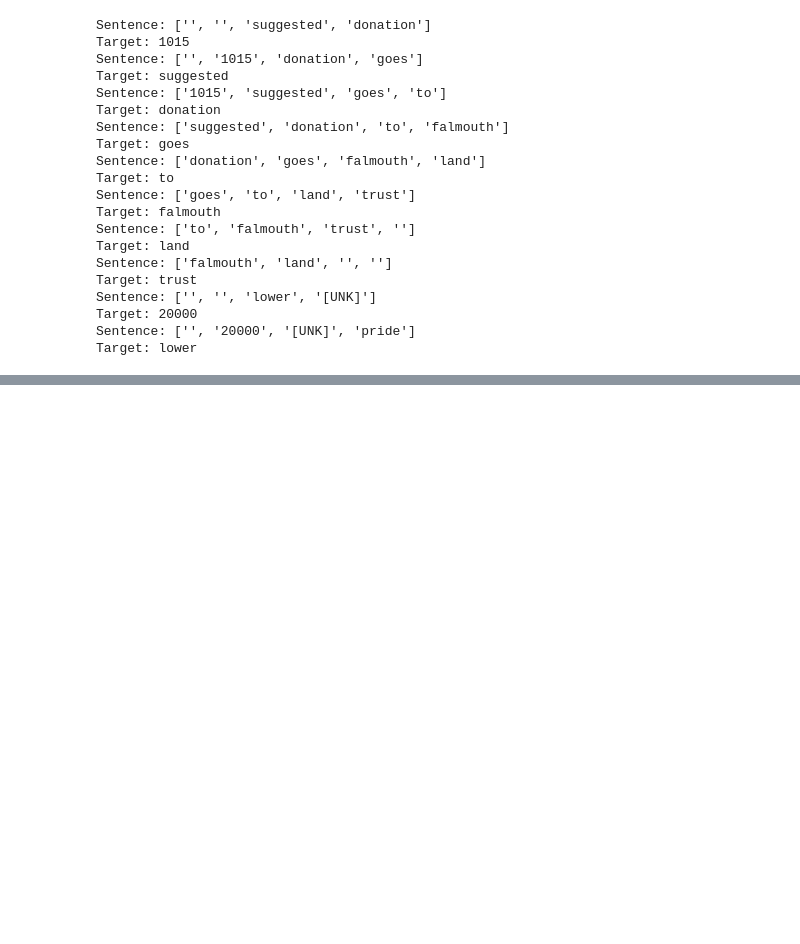
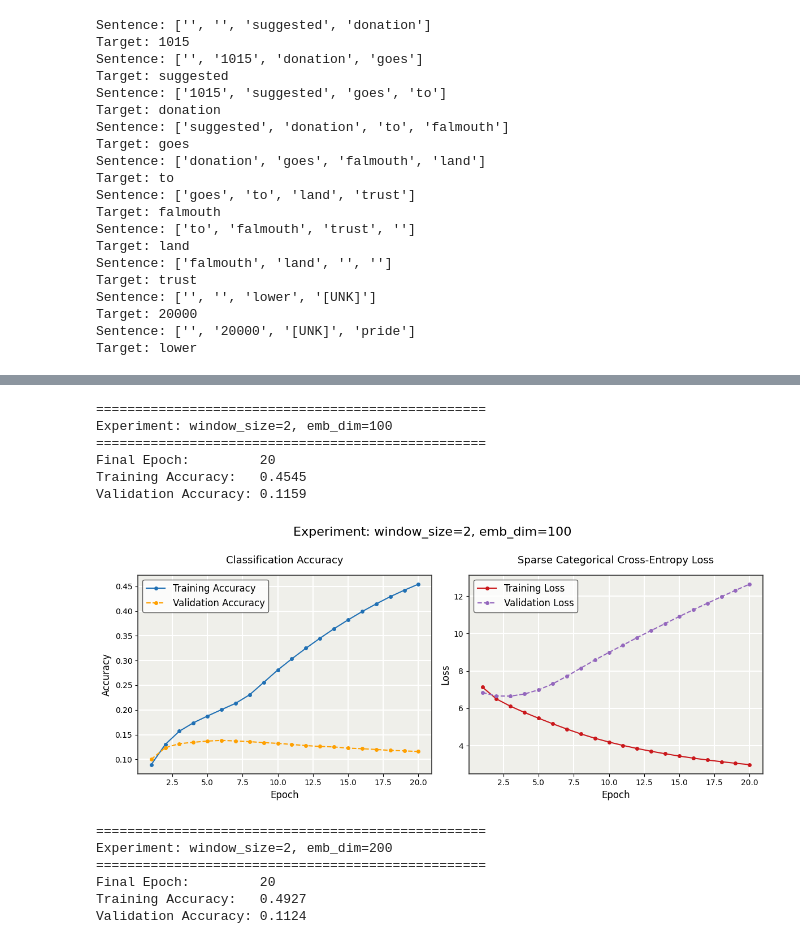
Before and after one commit to CristianMarquina/MIA_LM_LAB, a Jupyter notebook: P1_Embeddings.ipynb, the cells around one changed output, grey strips where cells are left out. Drawn from its saved outputs; the diff is of its cells as text; code cells hidden in the pictures; blank space fills up the shorter version.

```diff
--- a/P1_Embeddings.ipynb
+++ b/P1_Embeddings.ipynb
@@ -295,18 +225,0 @@ print(f" Vocabulario guardado en: {vocab_path}")
-# %%
-import numpy as np
-import pickle
-
-load_dir = project_path + "embeddings_guardados/"
-
-try:
-    embeddings_cargados = np.load(load_dir + "mis_vectores_cbow.npy")
-
-    with open(load_dir + "mi_vocabulario.pkl", 'rb') as f:
-        vocab_cargado = pickle.load(f)
-
-    word_to_id = {word: i for i, word in enumerate(vocab_cargado)}
-
-    print(f"done.")
-
-except FileNotFoundError:
-    print("error")
@@ -444,0 +330,62 @@ example_plot_1()
+# %%
+save_dir = project_path + "embeddings/"
+os.makedirs(save_dir, exist_ok=True)
+
+experiment_metrics = []
+
+# Hyperparameters to test
+dimensions = [100, 200]#, 300]
+window_sizes = [2, 5, 8]
+
+for w in window_sizes:
+    # Get dataset with sequences of length 2*w
+    X, y = create_training_samples(sentences, n=w)
+    for d in dimensions:
+        print(f"{'='*50}\nExperiment: window_size={w}, emb_dim={d}\n{'='*50}")
+
+        # Initialize Model
+        model = build_embedding_model(
+            vocab_size=MAX_TOKENS,
+            embedding_dim=d,
+            context_window=2*w
+        )
+
+        # Train model
+        history = model.fit(X, y, epochs=EPOCHS, batch_size=BATCH_SIZE, validation_split=0.1, shuffle=True, verbose=0)
+        # Extract weights
+        trained_embedding = model.get_layer('embedding_layer').get_weights()[0]
+        # Qualitative evaluation
+        #analyze_semantic_similarity(trained_embedding, word_to_id, vocab, target_analysis_list)
+
+        print(f"Final Epoch:         {len(history.history['loss'])}")
+        print(f"Training Accuracy:   {history.history['accuracy'][-1]:.4f}")
+        print(f"Validation Accuracy: {history.history['val_accuracy'][-1]:.4f}")
+
+        # Save embedding matrix to file
+        label = f"w{w}_d{d}"
+
+        experiment_metrics.append({
+            "Experiment": label,
+            "Dim": d,
+            "Window": w,
+            "Train_Acc": history.history['accuracy'][-1],
+            "Val_Acc": history.history['val_accuracy'][-1],
+            "Embedding_Mat": trained_embedding,
+        })
+
+        save_word_representations(save_dir, trained_embedding, label=label)
+        plot_history_metrics(history, f"Experiment: window_size={w}, emb_dim={d}")
+# %% [output]
+==================================================
+Experiment: window_size=2, emb_dim=100
+==================================================
+Final Epoch:         20
+Training Accuracy:   0.4545
+Validation Accuracy: 0.1159
+[figure, added]
+==================================================
+Experiment: window_size=2, emb_dim=200
+==================================================
+Final Epoch:         20
+Training Accuracy:   0.4927
+Validation Accuracy: 0.1124
```
Also changed, not shown: parts of 39 cells of this notebook.
